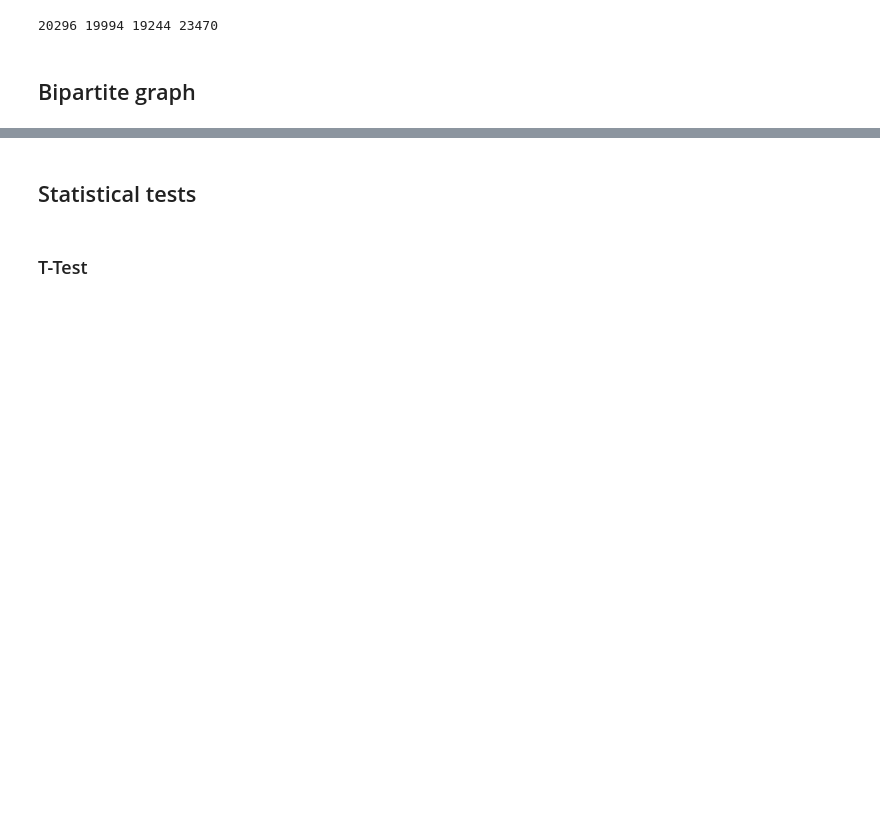
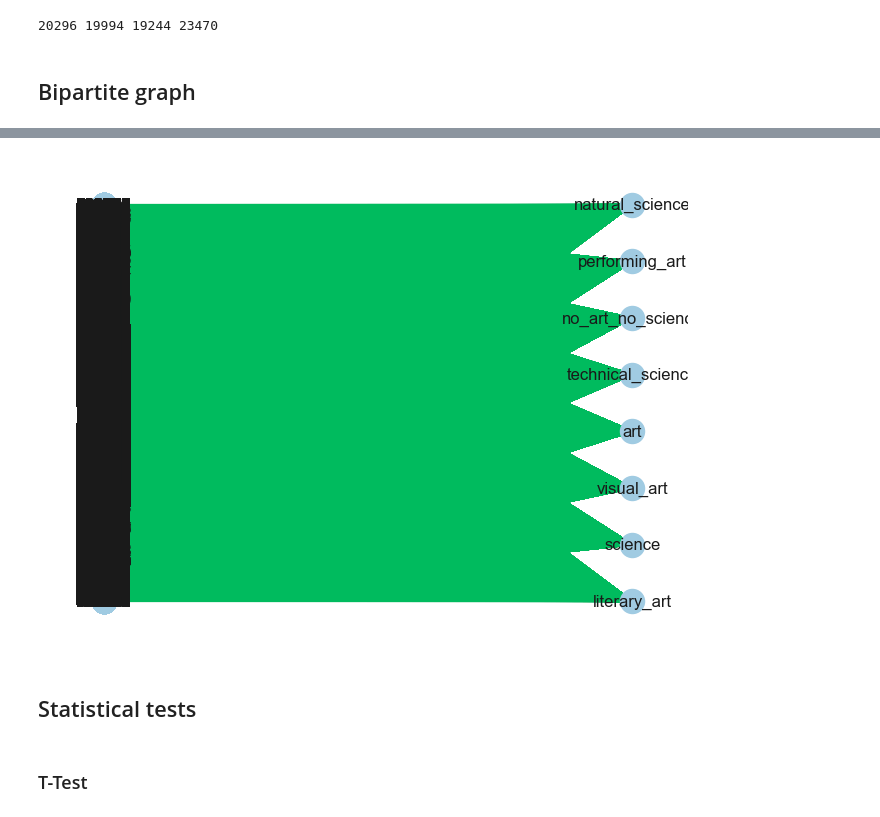
Before and after one commit to epfl-ada/ada-2022-project-geksada, a Jupyter notebook: Milestone 3.ipynb, the cells around one changed output, grey strips where cells are left out. Drawn from its saved outputs; the diff is of its cells as text; code cells hidden in the pictures; blank space fills up the shorter version.

```diff
--- a/Milestone 3.ipynb
+++ b/Milestone 3.ipynb
@@ -962,3 +978,15 @@ Graph with 0 nodes and 0 edges
+# %%
+# First specify the nodes you want on left or top
+left_or_top = df_edge_list['source'].unique()
+
+# Then create a bipartite layout
+pos = nx.bipartite_layout(B, left_or_top)
+
+# Pass that layout to nx.draw
+nx.draw(B,pos,node_color='#A0CBE2',edge_color='#00bb5e',width=1,
+     edge_cmap=plt.cm.Blues,with_labels=True)
+# %% [output]
+[figure, added]
 # %% [markdown]
 ## Statistical tests
 # %% [markdown]
```
Also changed, not shown: parts of 12 cells of this notebook.
